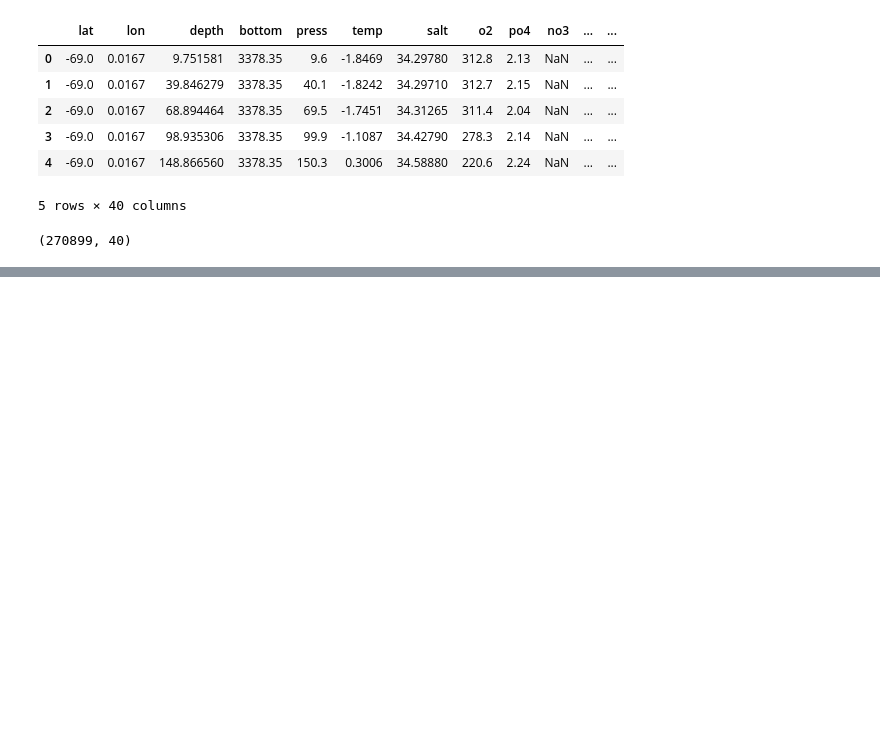
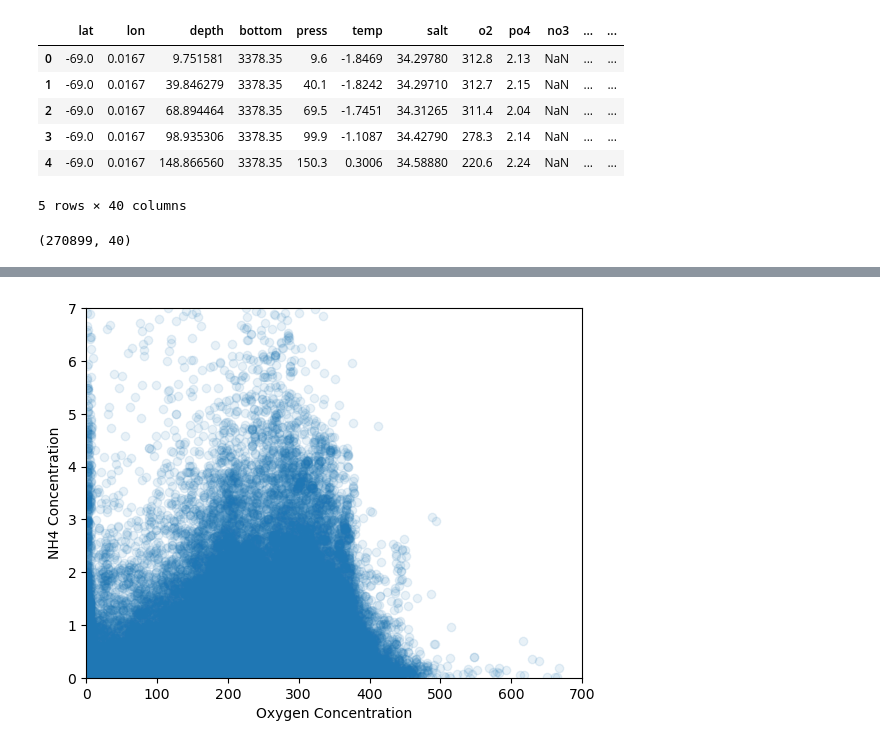
Before and after one commit to varunpatro1/ammonia_OBEG, a Jupyter notebook: grid_plots.ipynb, the cells around one changed output, grey strips where cells are left out. Saved outputs shown, nothing was run; the diff lists cells and outputs as text; code cells hidden in the pictures; blank space fills up the shorter version.

Commit message:
plotted nh4 vs temp and vs oxygen

```diff
--- a/grid_plots.ipynb
+++ b/grid_plots.ipynb
@@ -49,0 +56,11 @@ KeyError: "None of [Float64Index([          0.4,           0.5,           0.5,
+# %%
+oxygen = filtered_df['o2'].tolist()
+# %%
+plt.scatter(oxygen, target, alpha=0.1)
+plt.xlabel('Oxygen Concentration')
+plt.ylabel('NH4 Concentration')
+plt.ylim(0,7)
+plt.xlim(0,700)
+plt.show()
+# %% [output]
+[figure, added]
```
Also changed, not shown: parts of 2 cells of this notebook.
